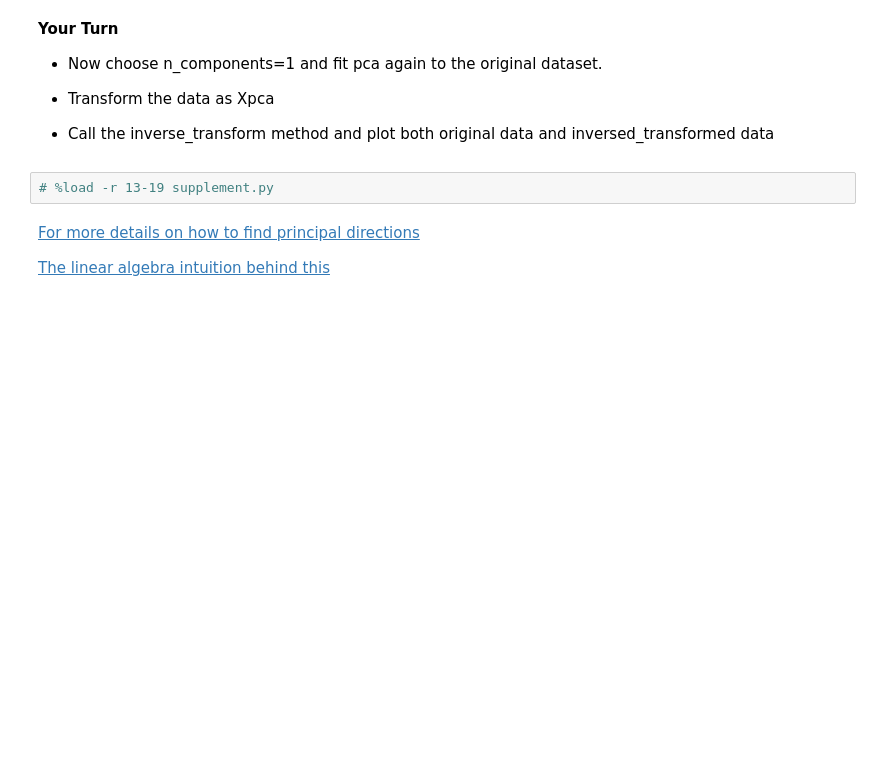
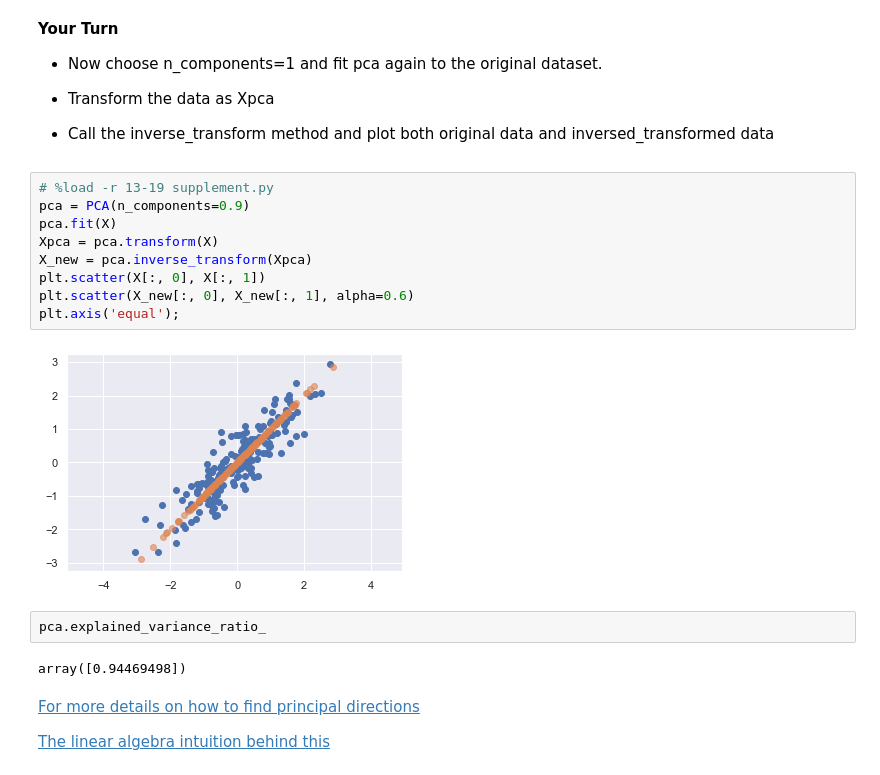
Before and after one commit to learn-co-students/dc-ds-021720, a Jupyter notebook: mod-4/week-1/day-1-PCA/Principal-Component-Analysis-I_before_class.ipynb, the cells around one changed output. Cells and saved outputs as stored; diff of their text form; blank space fills up the shorter version.

```diff
--- a/mod-4/week-1/day-1-PCA/Principal-Component-Analysis-I_before_class.ipynb
+++ b/mod-4/week-1/day-1-PCA/Principal-Component-Analysis-I_before_class.ipynb
@@ -155,8 +159,21 @@ __Your Turn__
 - Transform the data as Xpca
 
 - Call the inverse_transform method and plot both original data and inversed_transformed data
-# %%
-# %load -r 13-19 supplement.py
+# %%
+# %load -r 13-19 supplement.py
+pca = PCA(n_components=0.9)
+pca.fit(X)
+Xpca = pca.transform(X)
+X_new = pca.inverse_transform(Xpca)
+plt.scatter(X[:, 0], X[:, 1])
+plt.scatter(X_new[:, 0], X_new[:, 1], alpha=0.6)
+plt.axis('equal');
+# %% [output]
+[figure, added]
+# %%
+pca.explained_variance_ratio_
+# %% [output]
+array([0.94469498])
 # %% [markdown]
 [For more details on how to find principal directions](https://www.youtube.com/watch?v=_UVHneBUBW0)
 
```
Also changed, not shown: parts of 11 cells of this notebook, 10 other files.
